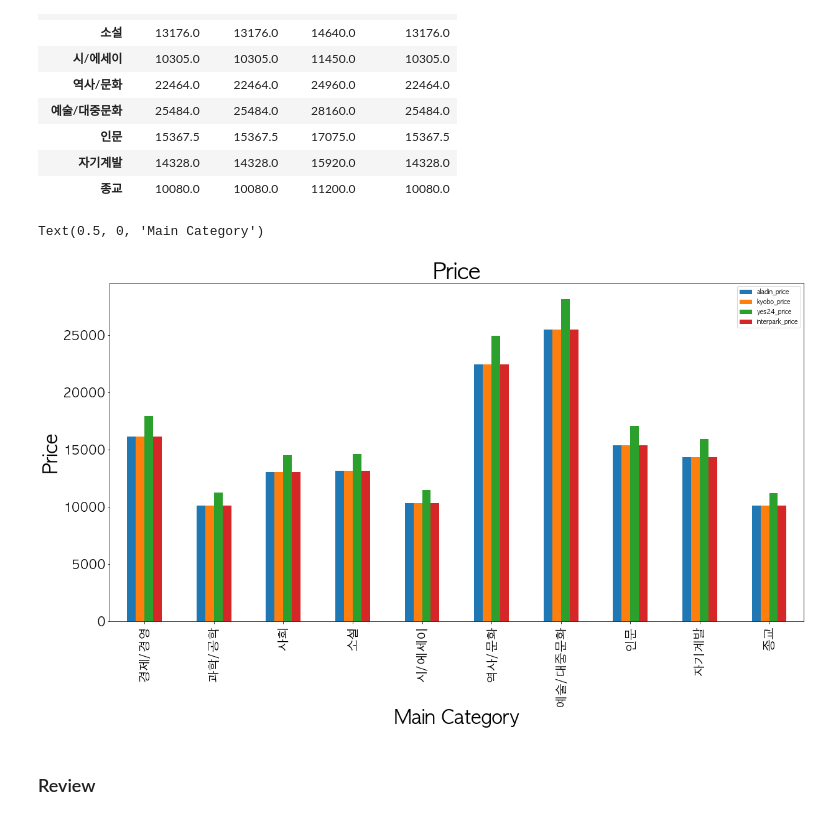
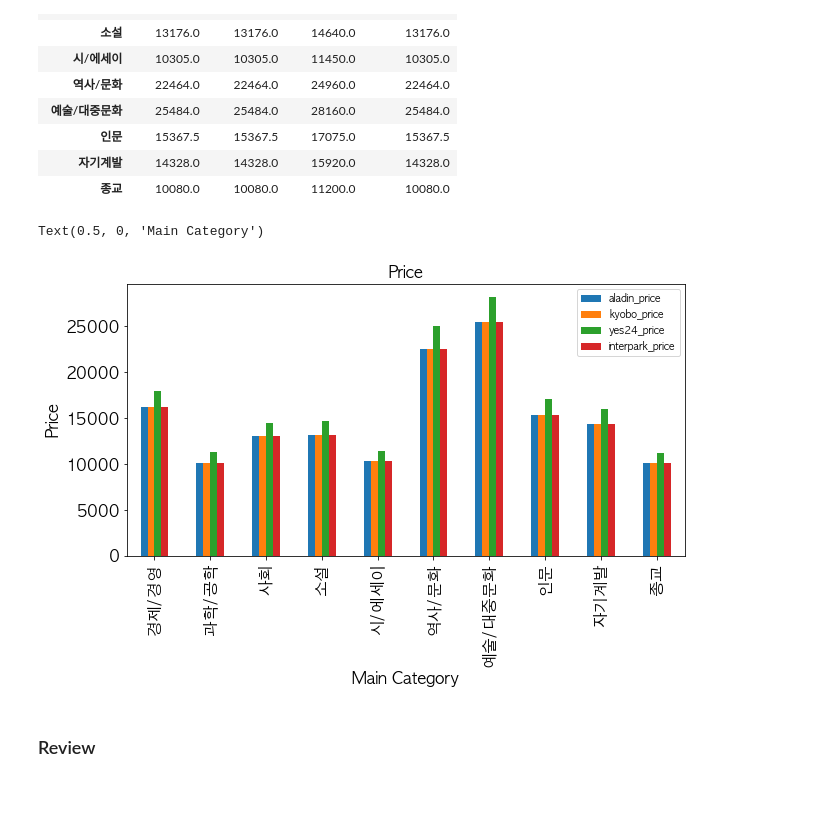
Before and after one commit to seo-hy/online-bookstore-platform-big-data-analysis, a Jupyter notebook: Demo.ipynb, the cells around one changed output. Saved outputs shown, nothing was run; the diff lists cells and outputs as text; code cells hidden in the pictures; blank space fills up the shorter version.

```diff
--- a/Demo.ipynb
+++ b/Demo.ipynb
@@ -141,13 +141,13 @@ df_book_price
 | 종교 | 10080.0 | 10080.0 | 11200.0 | 10080.0 |
 # %%
 mpl.rc('font', family='AppleGothic') #맥 한글 설정
-gf_price = df_book_price.plot(kind="bar", figsize=(20,10), fontsize=20)
-gf_price.set_title("Price", fontdict={"fontsize":35})
-gf_price.set_ylabel("Price", fontdict={"fontsize":30})
-gf_price.set_xlabel("Main Category", fontdict={"fontsize":30})
+gf_price = df_book_price.plot(kind="bar", figsize=(10,5), fontsize=16)
+gf_price.set_title("Price", fontdict={"fontsize":16})
+gf_price.set_ylabel("Price", fontdict={"fontsize":16})
+gf_price.set_xlabel("Main Category", fontdict={"fontsize":16})
 # %% [output]
 Text(0.5, 0, 'Main Category')
-[figure, old version]
+[figure, new version]
 # %% [markdown]
 ### Review
 # %%
```
Also changed, not shown: parts of 5 cells of this notebook.
